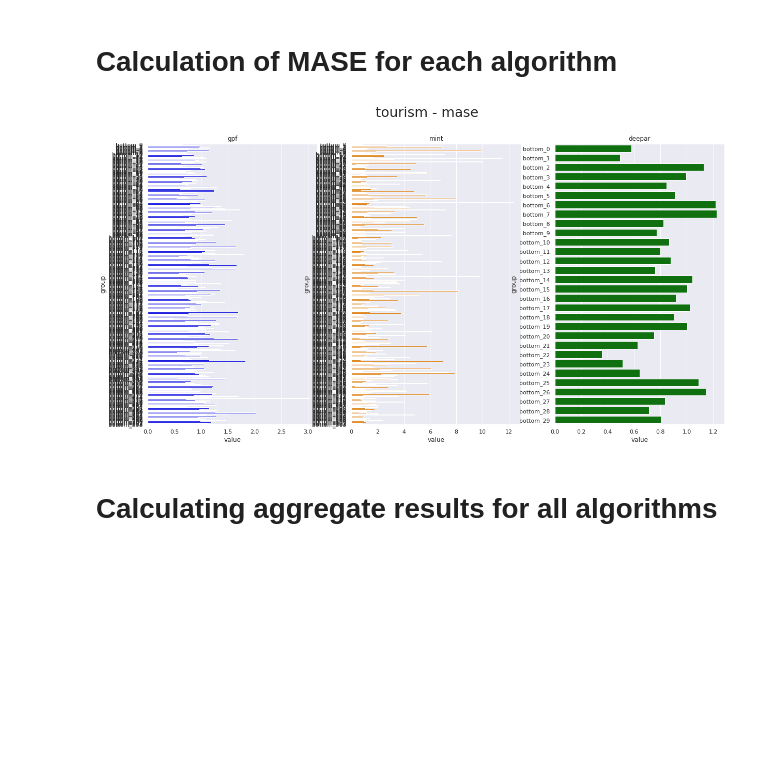
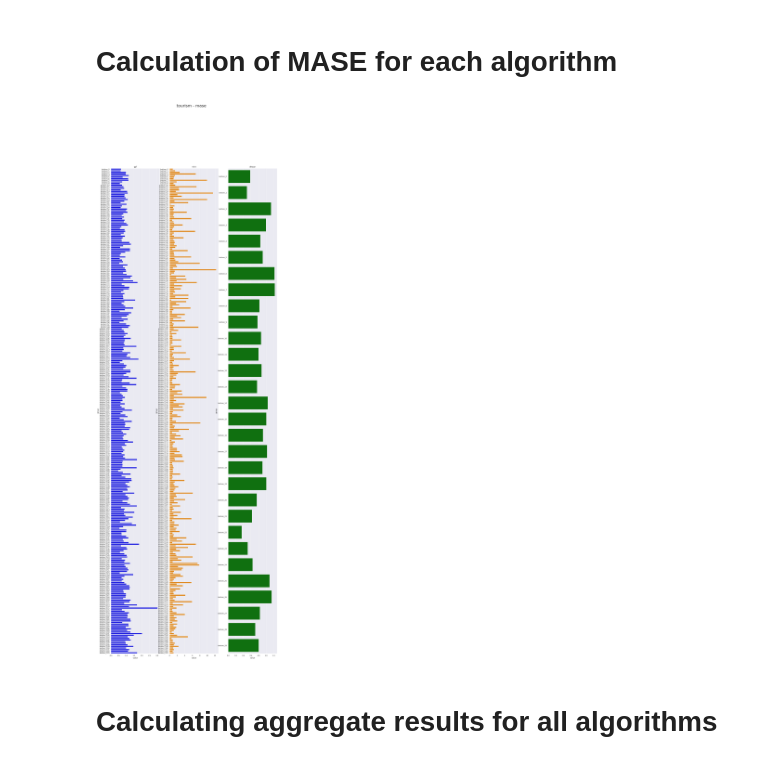
Before and after one commit to luisroque/run_models_distributed, a Jupyter notebook: notebooks/Results_comparing_all_algorithms_paper1_probabilistic.ipynb, the cells around one changed output. Saved outputs shown, nothing was run; the diff lists cells and outputs as text; code cells hidden in the pictures; blank space fills up the shorter version.

```diff
--- a/notebooks/Results_comparing_all_algorithms_paper1_probabilistic.ipynb
+++ b/notebooks/Results_comparing_all_algorithms_paper1_probabilistic.ipynb
@@ -136,11 +98,9 @@ ps.crps_ensemble(true[-data['h']:, series], e['predictions']['samples']['bottom'
 # %% [markdown]
 # Calculation of MASE for each algorithm
 # %%
-htsx.visualization.plot_compare_err_metric('mase', 'tourism')
+htsx.visualization.plot_compare_err_metric('mase', 'tourism', figsize=(20, 60))
+# %% [output]
+[figure, added]
-# %%
-htsx.visualization.plot_compare_err_metric('mase', 'tourism')
-# %% [output]
-[figure, removed]
 # %% [markdown]
 # Calculating aggregate results for all algorithms
 # %%
```
Also changed, not shown: parts of 8 cells of this notebook, 1 other file.
